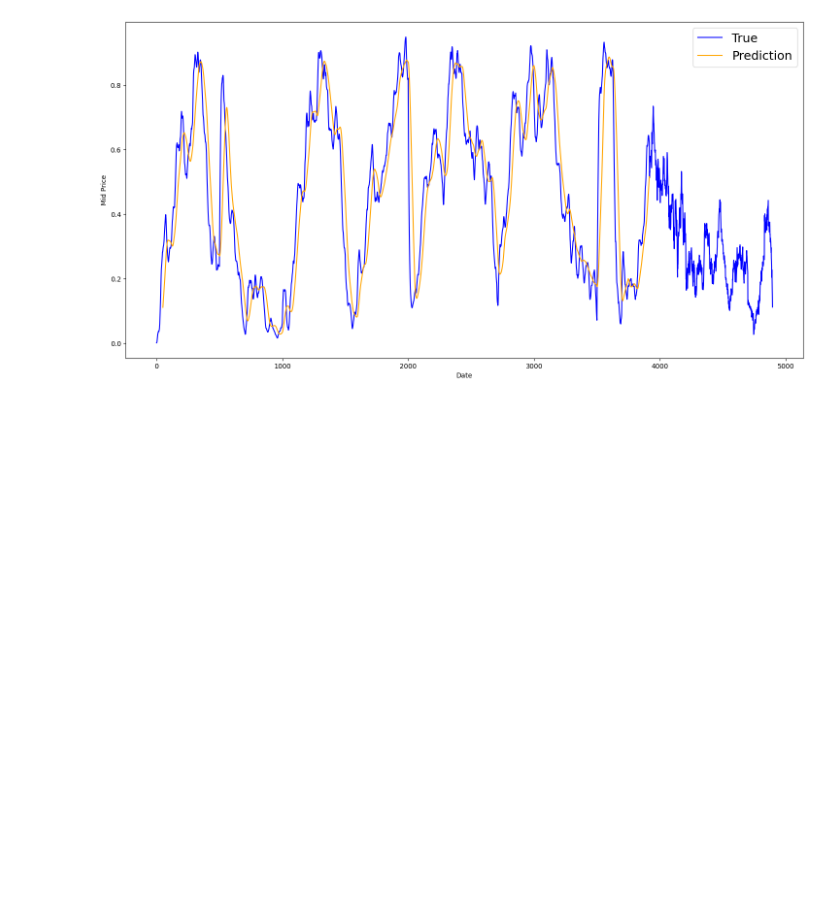
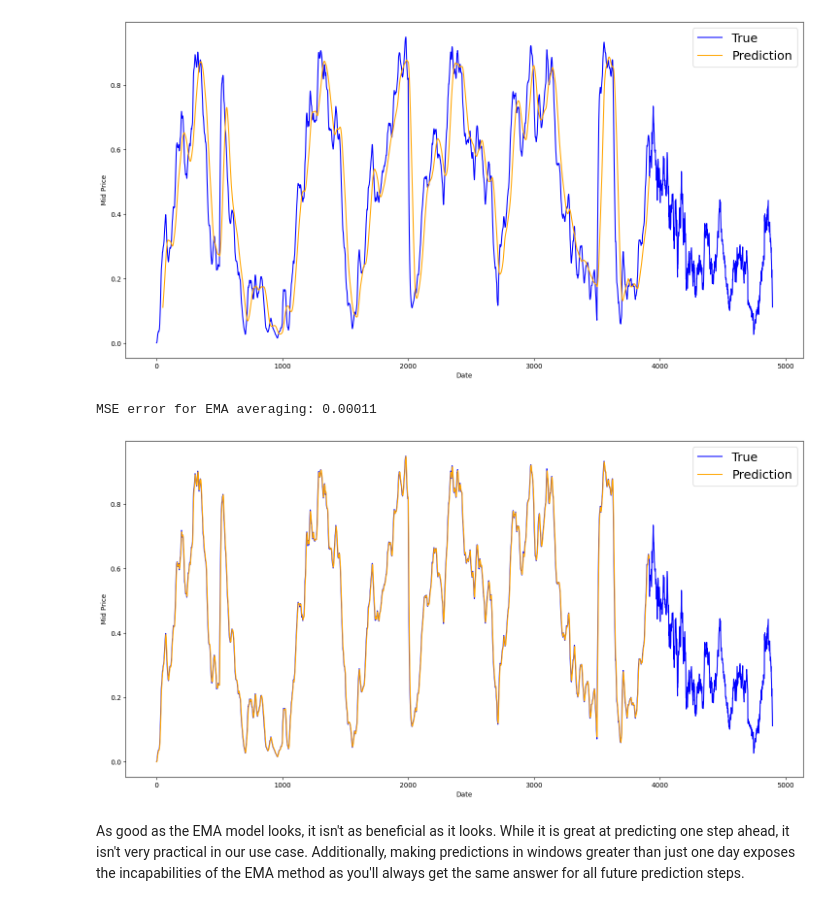
Before and after one commit to yashvisal/lstm-stock-market, a Jupyter notebook: main.ipynb, the cells around one changed output. Drawn from its saved outputs; the diff is of its cells as text; code cells hidden in the pictures; blank space fills up the shorter version.

Commit message:
EMA method

```diff
--- a/main.ipynb
+++ b/main.ipynb
@@ -168,3 +168,42 @@ plt.legend(fontsize=18)
 plt.show()
 # %% [output]
 [figure]
+# %%
+# Exponential moving average
+
+window_size = 50
+N = train_data.size
+
+run_avg_predictions = []
+run_avg_x = []
+
+mse_errors = []
+
+running_mean = 0.0
+run_avg_predictions.append(running_mean)
+
+decay = 0.5
+
+for pred_idx in range(1,N):
+
+    running_mean = running_mean*decay + (1.0-decay)*train_data[pred_idx-1]
+    run_avg_predictions.append(running_mean)
+    mse_errors.append((run_avg_predictions[-1]-train_data[pred_idx])**2)
+    run_avg_x.append(date)
+
+print('MSE error for EMA averaging: %.5f'%(0.5*np.mean(mse_errors)))
+# %% [output]
+MSE error for EMA averaging: 0.00011
+# %%
+
+plt.figure(figsize = (18,9))
+plt.plot(range(df.shape[0]),all_mid_data,color='b',label='True')
+plt.plot(range(0,N),run_avg_predictions,color='orange', label='Prediction')
+plt.xlabel('Date')
+plt.ylabel('Mid Price')
+plt.legend(fontsize=18)
+plt.show()
+# %% [output]
+[figure, added]
+# %% [markdown]
+As good as the EMA model looks, it isn't as beneficial as it looks. While it is great at predicting one step ahead, it isn't very practical in our use case. Additionally, making predictions in windows greater than just one day exposes the incapabilities of the EMA method as you'll always get the same answer for all future prediction steps.
```
